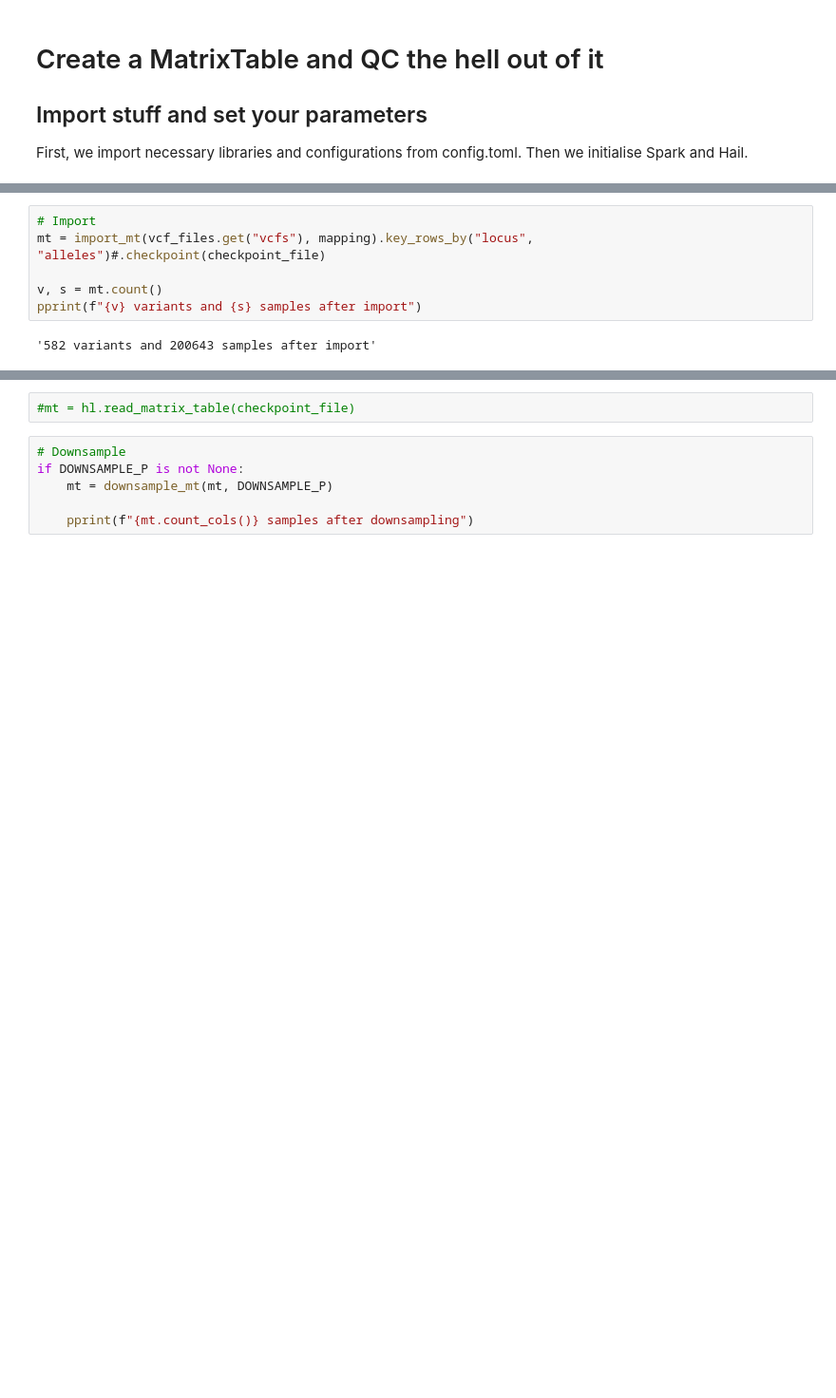
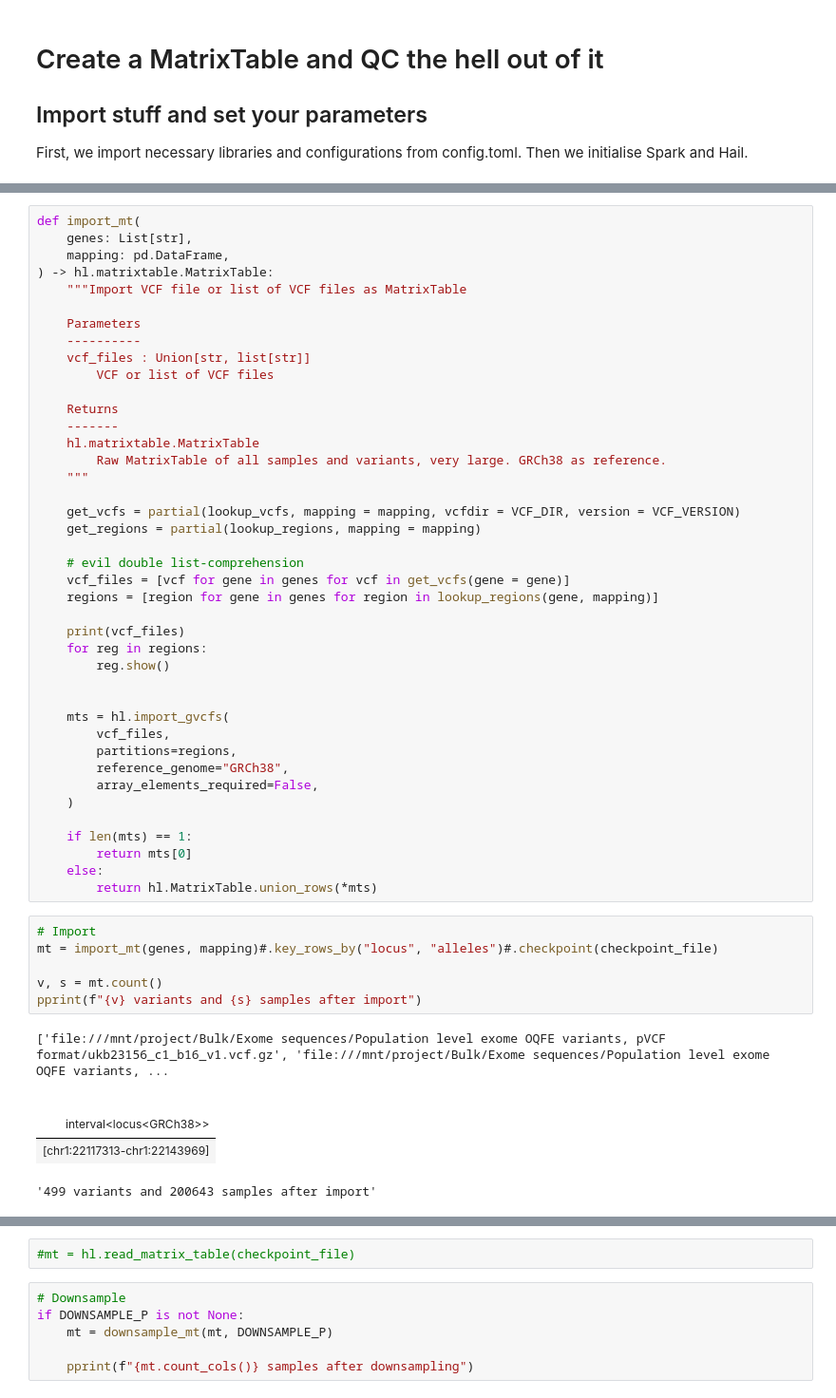
Before and after one commit to HauserGroup/gogoGPCR, a Jupyter notebook: notebooks/0_import_matrixtable.ipynb, the cells around one changed output, grey strips where cells are left out. Shown at 95% size. Cells and saved outputs as stored; diff of their text form; blank space fills up the shorter version.

Commit message:
enabled multiple genes

```diff
--- a/notebooks/0_import_matrixtable.ipynb
+++ b/notebooks/0_import_matrixtable.ipynb
@@ -142,11 +161,57 @@ vcf_files = lookup_vcfs(mapping = mapping, vcfdir = VCF_DIR, gene = GENE, versio
+# %%
+def import_mt(
+    genes: List[str],
+    mapping: pd.DataFrame,
+) -> hl.matrixtable.MatrixTable:
+    """Import VCF file or list of VCF files as MatrixTable
+
+    Parameters
+    ----------
+    vcf_files : Union[str, list[str]]
+        VCF or list of VCF files
+
+    Returns
+    -------
+    hl.matrixtable.MatrixTable
+        Raw MatrixTable of all samples and variants, very large. GRCh38 as reference.
+    """
+
+    get_vcfs = partial(lookup_vcfs, mapping = mapping, vcfdir = VCF_DIR, version = VCF_VERSION)
+    get_regions = partial(lookup_regions, mapping = mapping)
+
+    # evil double list-comprehension
+    vcf_files = [vcf for gene in genes for vcf in get_vcfs(gene = gene)]
+    regions = [region for gene in genes for region in lookup_regions(gene, mapping)]
+
+    print(vcf_files)
+    for reg in regions:
+        reg.show()
+
+
+    mts = hl.import_gvcfs(
+        vcf_files,
+        partitions=regions,
+        reference_genome="GRCh38",
+        array_elements_required=False,
+    )
+
+    if len(mts) == 1:
+        return mts[0]
+    else:
+        return hl.MatrixTable.union_rows(*mts)
 # %%
 # Import
-mt = import_mt(vcf_files.get("vcfs"), mapping).key_rows_by("locus", "alleles")#.checkpoint(checkpoint_file)
+mt = import_mt(genes, mapping)#.key_rows_by("locus", "alleles")#.checkpoint(checkpoint_file)
 
 v, s = mt.count()
 pprint(f"{v} variants and {s} samples after import")
 # %% [output]
-'582 variants and 200643 samples after import'
+['file:///mnt/project/Bulk/Exome sequences/Population level exome OQFE variants, pVCF format/ukb23156_c1_b16_v1.vcf.gz', 'file:///mnt/project/Bulk/Exome sequences/Population level exome OQFE variants, ...
+|  |
+|  |
+| interval<locus<GRCh38>> |
+| [chr1:22117313-chr1:22143969] |
+'499 variants and 200643 samples after import'
 # %%
 # Checkpoint
 stage = "raw"
```
Also changed, not shown: parts of 8 cells of this notebook, 6 other files.
